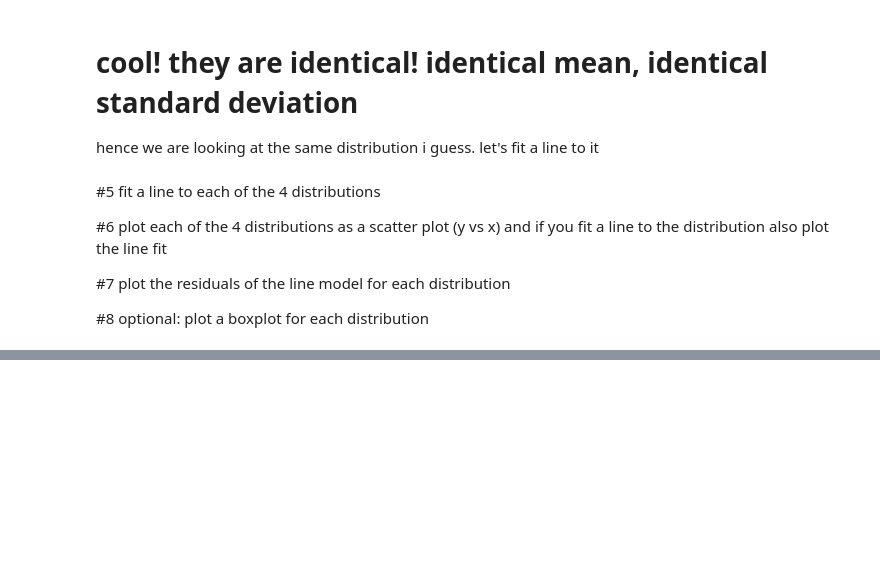
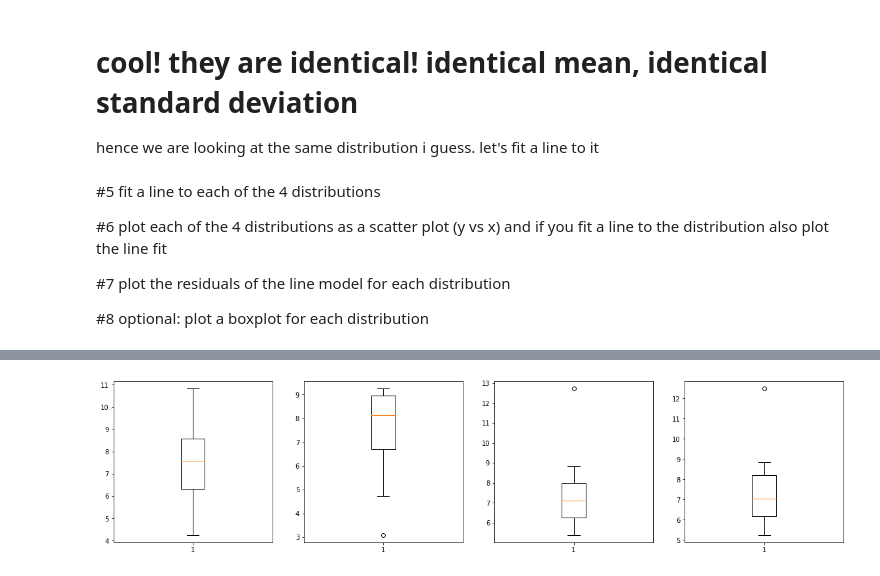
Before and after one commit to fedhere/PUS2020_FBianco, a Jupyter notebook: classdemo/ascombesqtet.ipynb, the cells around one changed output, grey strips where cells are left out. Saved outputs shown, nothing was run; the diff lists cells and outputs as text; code cells hidden in the pictures; blank space fills up the shorter version.

```diff
--- a/classdemo/ascombesqtet.ipynb
+++ b/classdemo/ascombesqtet.ipynb
@@ -222,0 +237,7 @@ let's fit a line to it
+# %%
+fig = pl.figure(figsize=(20,10))
+for i,a in enumerate([ansc.I, ansc.II, ansc.III, ansc.IV]):
+  ax = fig.add_subplot(2,4,i+1)
+  ax.boxplot(a.Y.values)
+# %% [output]
+[figure, added]
```
Also changed, not shown: parts of 1 cell of this notebook.
